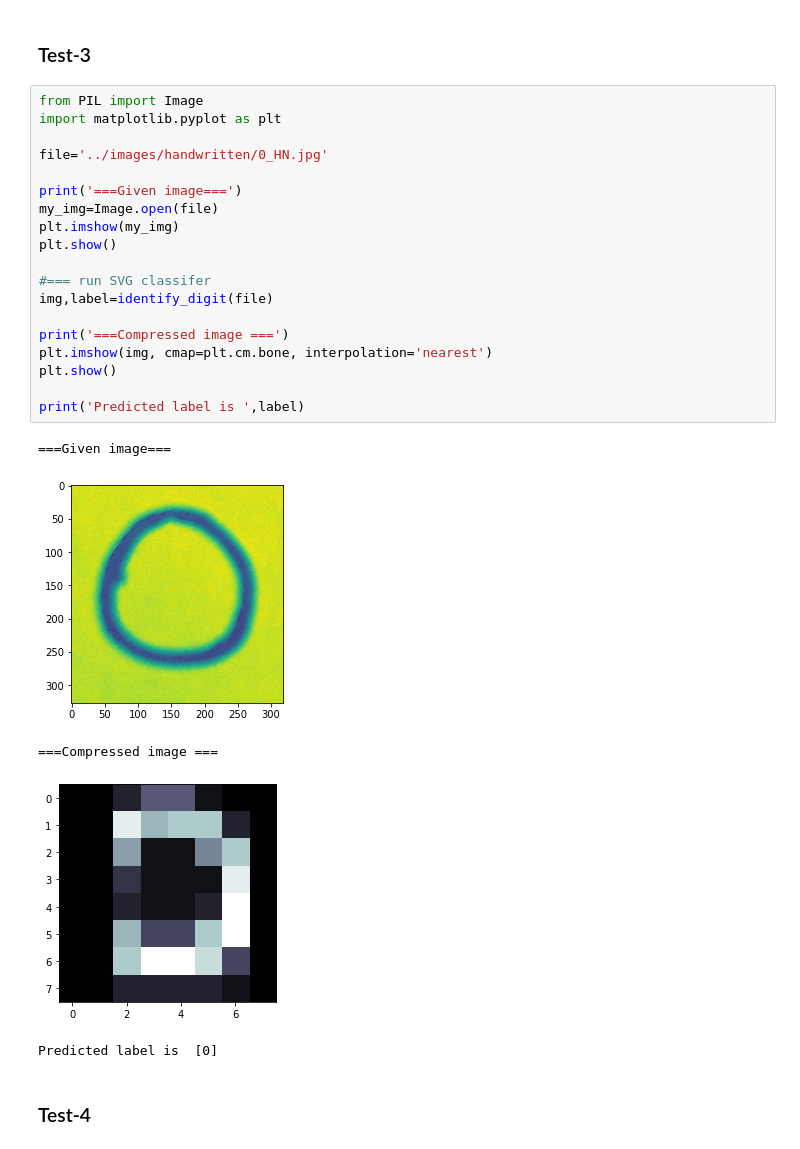
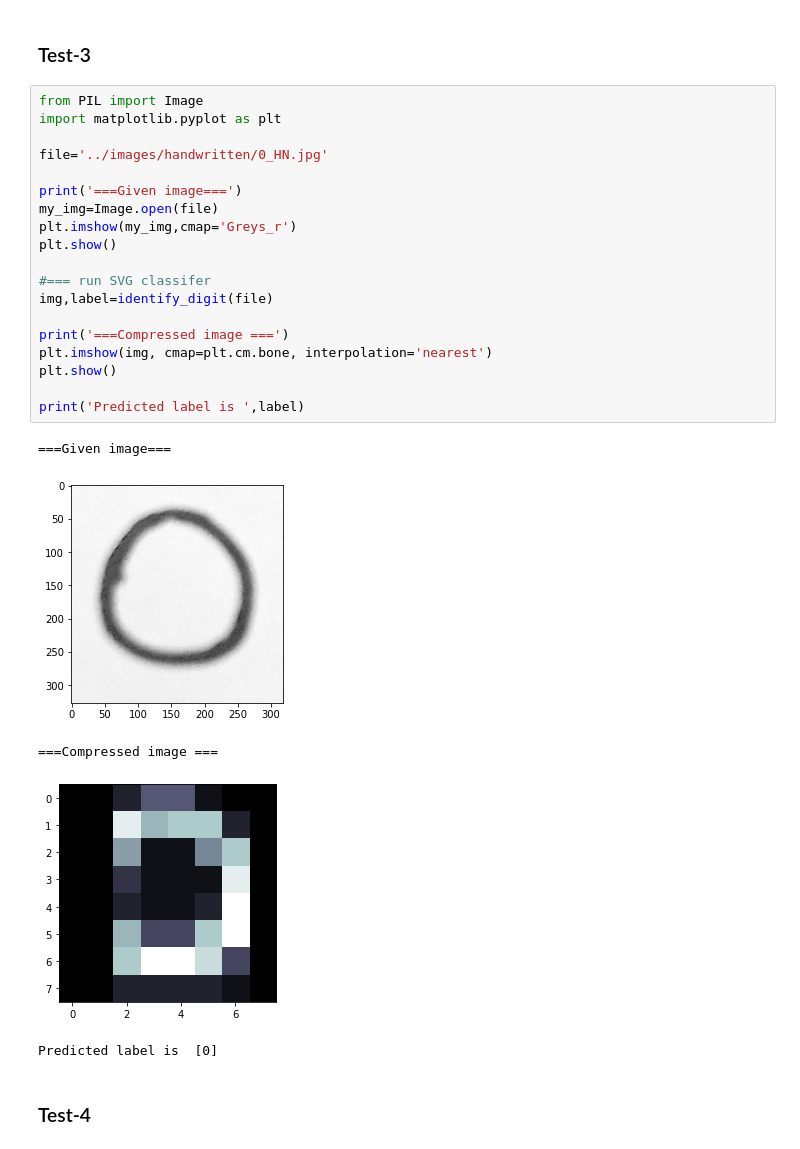
Before and after one commit to raghurama123/DataScience, a Jupyter notebook: notebooks/DS_06.ipynb, the cells around one changed output. Drawn from its saved outputs; the diff is of its cells as text.

```diff
--- a/notebooks/DS_06.ipynb
+++ b/notebooks/DS_06.ipynb
@@ -567,25 +567,25 @@ Predicted label is  [7]
 # %%
 from PIL import Image
 import matplotlib.pyplot as plt
 
 file='../images/handwritten/0_HN.jpg'
 
 print('===Given image===')
 my_img=Image.open(file)
-plt.imshow(my_img)
+plt.imshow(my_img,cmap='Greys_r')
 plt.show()
 
 #=== run SVG classifer
 img,label=identify_digit(file)
 
 print('===Compressed image ===')
 plt.imshow(img, cmap=plt.cm.bone, interpolation='nearest')
 plt.show()
 
 print('Predicted label is ',label)
 # %% [output]
 ===Given image===
-[figure, old version]
+[figure, new version]
 ===Compressed image ===
 [figure]
 Predicted label is  [0]
```
Also changed, not shown: parts of 5 cells of this notebook.
